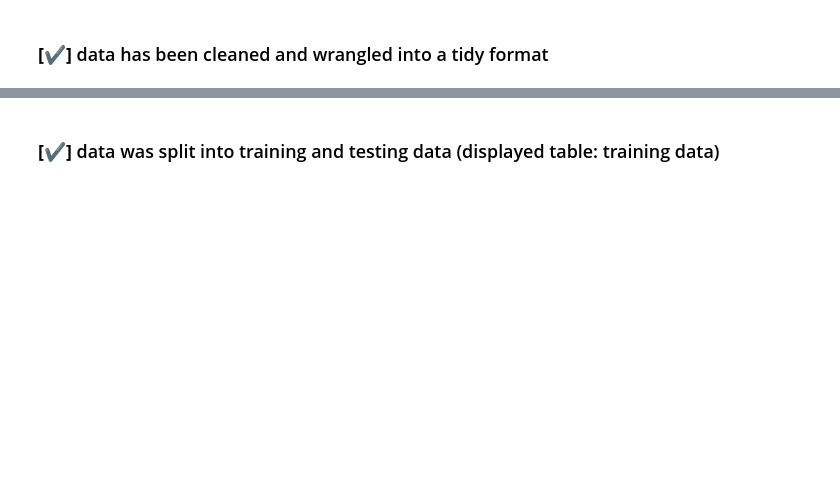
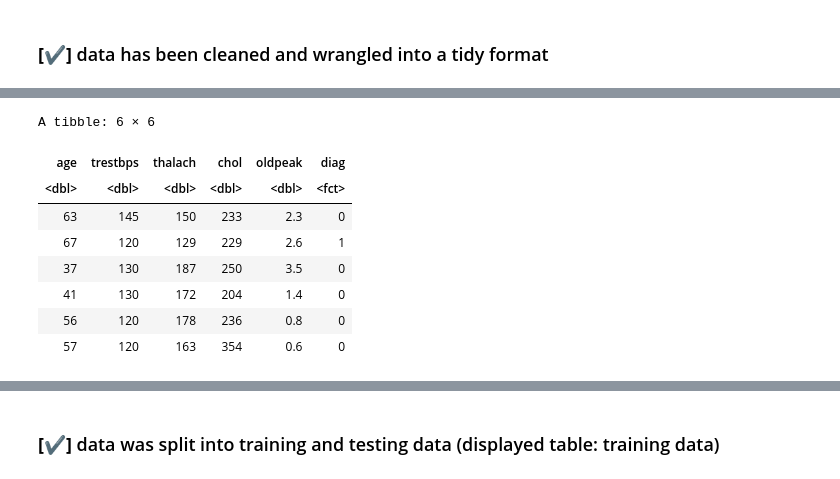
Before and after one commit to Yujinjen/group_project, a Jupyter notebook: DSCI_G36_Project_Submission.ipynb, the cells around one changed output, grey strips where cells are left out. Cells and saved outputs as stored; diff of their text form; code cells hidden in the pictures; blank space fills up the shorter version.

```diff
--- a/DSCI_G36_Project_Submission.ipynb
+++ b/DSCI_G36_Project_Submission.ipynb
@@ -200,0 +94,17 @@ A tibble: 31 × 7
+# %%
+cleveland_filtered_data <- cleveland_data %>%
+                    select(age,trestbps,thalach,chol,oldpeak,diag)%>% #selected the categories decided on (explained below)
+                    filter(diag==0|diag==1) %>% #only selected diag values of 0 and 1; values 2-4 were found originally but dataset didn't say what those values meant
+                    mutate(diag = as.factor(diag)) #changed diag from double -> factor
+
+head(cleveland_filtered_data)
+# %% [output]
+A tibble: 6 × 6
+| age | trestbps | thalach | chol | oldpeak | diag |
+| <dbl> | <dbl> | <dbl> | <dbl> | <dbl> | <fct> |
+| 63 | 145 | 150 | 233 | 2.3 | 0 |
+| 67 | 120 | 129 | 229 | 2.6 | 1 |
+| 37 | 130 | 187 | 250 | 3.5 | 0 |
+| 41 | 130 | 172 | 204 | 1.4 | 0 |
+| 56 | 120 | 178 | 236 | 0.8 | 0 |
+| 57 | 120 | 163 | 354 | 0.6 | 0 |
```
Also changed, not shown: parts of 17 cells of this notebook.
